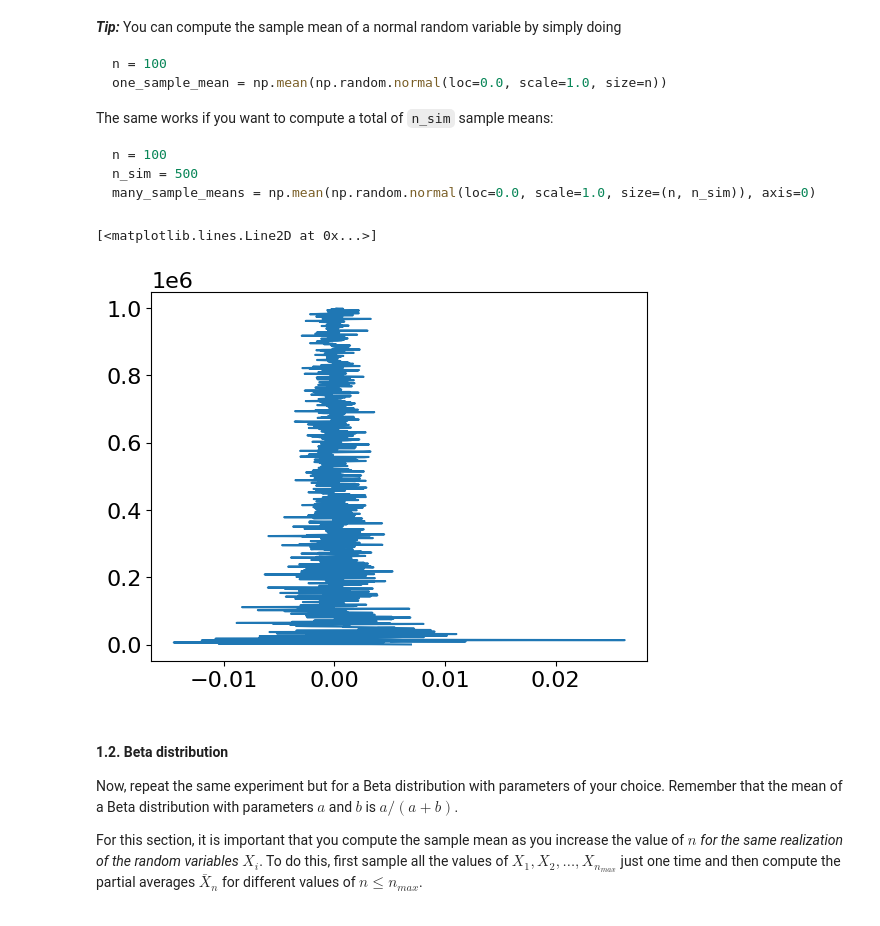
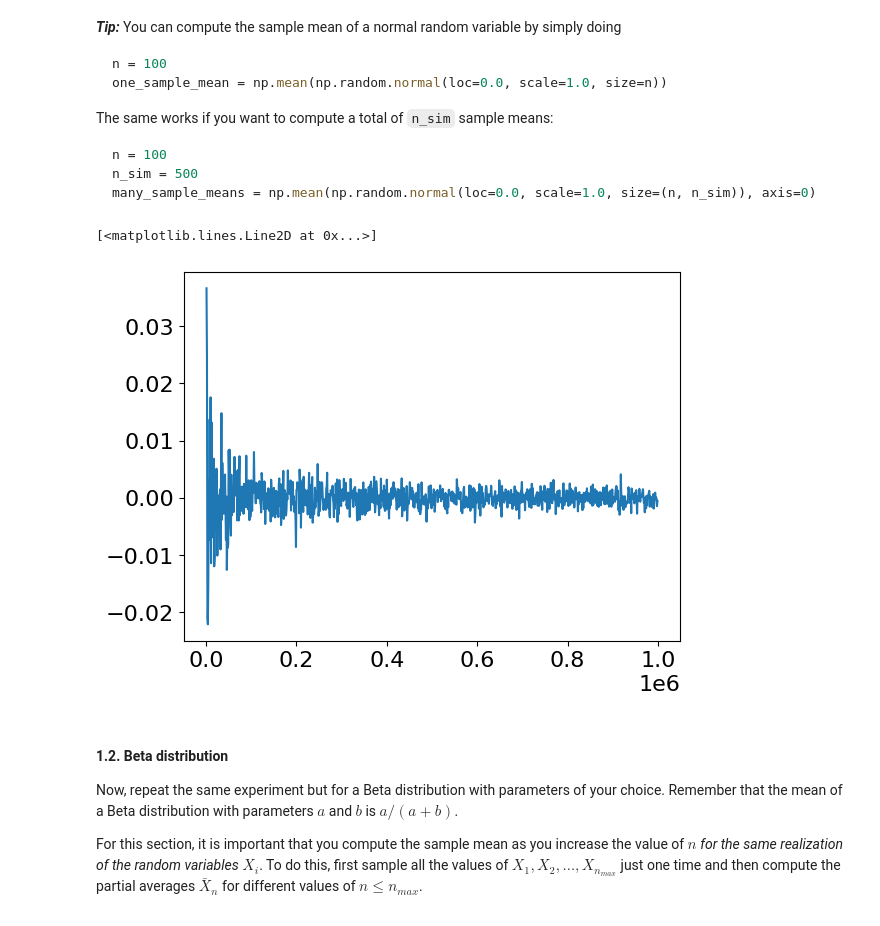
Before and after one commit to UCB-stat-201a-fall23/project02-alt2177, a Jupyter notebook: Project02-Concentration.ipynb, the cells around one changed output. Saved outputs shown, nothing was run; the diff lists cells and outputs as text; code cells hidden in the pictures.

````diff
--- a/Project02-Concentration.ipynb
+++ b/Project02-Concentration.ipynb
@@ -51,16 +51,27 @@ n_sim = 500
 many_sample_means = np.mean(np.random.normal(loc=0.0, scale=1.0, size=(n, n_sim)), axis=0)
 ```
 # %%
+def get_means_normal(n: int) -> float:
+    """Get the mean of generating n number of standard normal r.v.
+
+    Args:
+        n: number of r.v. to simulate
+
+    Returns:
+        mean: the mean of the r.v.
+    """
+    mean = np.mean(np.random.normal(loc = 0.0, scale = 1.0, size = n))
+    return mean
+
 means = []
 n_vals = list(range(1000, 1000000, 1000))
 for n in n_vals:
-    mean = np.mean(np.random.normal(loc=0.0, scale=1.0, size=n))
-    means.append(mean)
+    means.append(get_means_normal(n))
 
-plt.plot(means, n_vals)
+plt.plot(n_vals, means)
 # %% [output]
 [<matplotlib.lines.Line2D at 0x...>]
-[figure, old version]
+[figure, new version]
 # %% [markdown]
 #### 1.2. Beta distribution
 
````
Also changed, not shown: parts of 4 cells of this notebook.
